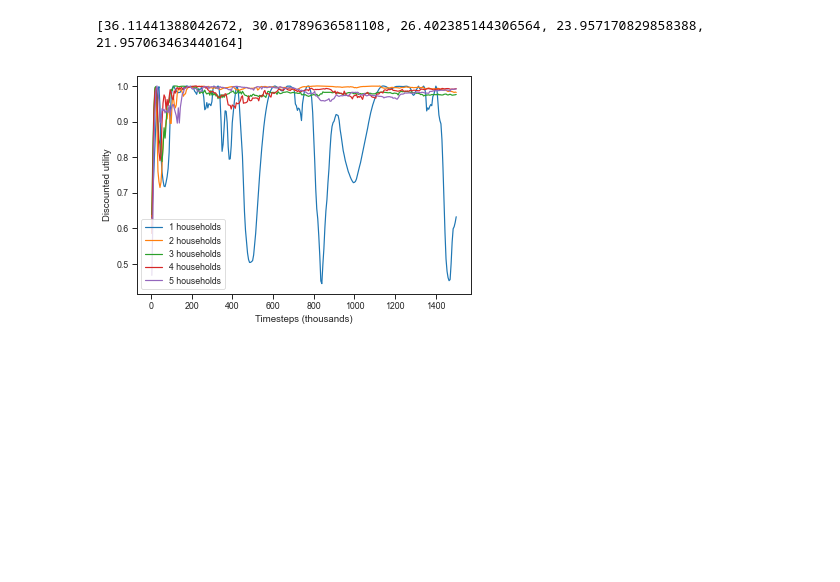
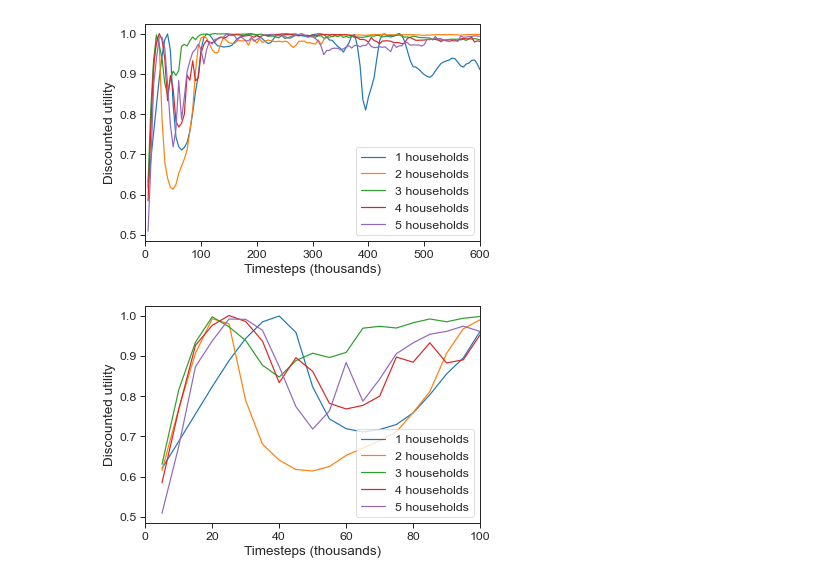
Before and after one commit to marketsAI/marketsAI, a Jupyter notebook: marketsai/economies/capital_mkts/analysis_capital_market.ipynb, the cells around one changed output. Drawn from its saved outputs; the diff is of its cells as text; code cells hidden in the pictures; blank space fills up the shorter version.

Commit message:
new analysis script

```diff
--- a/marketsai/economies/capital_mkts/analysis_capital_market.ipynb
+++ b/marketsai/economies/capital_mkts/analysis_capital_market.ipynb
@@ -60,0 +57,20 @@ FileNotFoundError: [Errno 2] No such file or directory: '/Users/matiascovarrubia
+# %%
+""" Step 0: import experiment data and create output data """
+with open(INPUT_PATH_EXPERS) as f:
+    exp_data_dict = json.load(f)
+
+# UNPACK USEFUL DATA
+n_agents_list = exp_data_dict["n_agents"]
+exp_names = exp_data_dict["exp_names"]
+checkpoints_dirs = exp_data_dict["checkpoints"]
+progress_csv_dirs = exp_data_dict["progress_csv_dirs"]
+best_rewards = exp_data_dict["best_rewards"]
+
+#Create output directory
+exp_data_analysis_dict =  {"n_hh": [], "max rewards": [] , "time to peak": [], "Mean Agg. K": [], "S.D. Agg. K": [], "Max K":[], "Min K": [], "Mean Agg. s": [], "S.D. Agg. s": [], "Max s":[], "Min s":[],  "Mean Price": [], "S.D. Price": []}
+exp_data_analysis_econ_dict =  {"n_hh": [] , "time to peak": [], "Mean Agg. K": [], "S.D. Agg. K": [], "Max K":[], "Min K": [], "Mean Agg. s": [], "S.D. Agg. s": [], "Max s":[], "Min s":[],  "Mean Price": [], "S.D. Price": []}
+exp_data_simul_dict = {"n_hh": [], "max rewards": [] , "time to peak": [], "Mean Agg. K": [], "S.D. Agg. K": [], "Max K":[], "Min K": [], "Mean Agg. s": [], "S.D. Agg. s": [], "Max s":[], "Min s":[],  "Mean Price": [], "S.D. Price": []}
+exp_data_simul_econ_dict = {"n_hh": [] , "time to peak": [], "Mean Agg. K": [], "S.D. Agg. K": [], "Max K":[], "Min K": [], "Mean Agg. s": [], "S.D. Agg. s": [], "Max s":[], "Min s":[],  "Mean Price": [], "S.D. Price": []}
+# init ray
+shutdown()
+init()
@@ -61,33 +88,65 @@ FileNotFoundError: [Errno 2] No such file or directory: '/Users/matiascovarrubia
 # %%
 
 """ Step 1: Plot progress """
 
-max_rewards = []
 if PLOT_PROGRESS == True:
+    #Big plot
     for i in range(len(exp_names)):
         data_progress_df = pd.read_csv(progress_csv_dirs[i])
-        max_rewards_i = data_progress_df[
+        max_rewards = data_progress_df[
             "evaluation/custom_metrics/discounted_rewards_mean"
         ].max()
-        max_rewards.append(max_rewards_i)
+        exp_data_simul_dict["max rewards"].append(max_rewards)
+        exp_data_simul_dict["time to peak"].append(0)
+        exp_data_analysis_dict["max rewards"].append(max_rewards)
+        exp_data_analysis_dict["time to peak"].append(0)
         data_progress_df["evaluation/custom_metrics/discounted_rewards_mean"] = (
             data_progress_df["evaluation/custom_metrics/discounted_rewards_mean"]
-            / max_rewards_i
+            / max_rewards
         )
-        learning_plot = sn.lineplot(
+        learning_plot_big = sn.lineplot(
             data=data_progress_df,
             y="evaluation/custom_metrics/discounted_rewards_mean",
             x="episodes_total",
         )
 
-    learning_plot = learning_plot.get_figure()
+
+    learning_plot_big = learning_plot_big.get_figure()
     plt.ylabel("Discounted utility")
     plt.xlabel("Timesteps (thousands)")
+    plt.xlim([0, 600])
     plt.legend(labels=[f"{i+1} households" for i in range(len(n_agents_list))])
-    learning_plot.savefig(OUTPUT_PATH_FIGURES + "progress_" + exp_names[-1] + ".png")
-    print(max_rewards)
+    learning_plot_big.savefig(OUTPUT_PATH_FIGURES + "progress_BIG_" + exp_names[-1] + ".png")
+    plt.show()
+    plt.close()
+
+    # small plot
+    for i in range(len(exp_names)):
+        data_progress_df = pd.read_csv(progress_csv_dirs[i])
+        max_rewards = data_progress_df[
+            "evaluation/custom_metrics/discounted_rewards_mean"
+        ].max()
+        data_progress_df["evaluation/custom_metrics/discounted_rewards_mean"] = (
+            data_progress_df["evaluation/custom_metrics/discounted_rewards_mean"]
+            / max_rewards
+        )
+        learning_plot_small = sn.lineplot(
+            data=data_progress_df,
+            y="evaluation/custom_metrics/discounted_rewards_mean",
+            x="episodes_total",
+        )
+
+
+    learning_plot_small = learning_plot_small.get_figure()
+    plt.ylabel("Discounted utility")
+    plt.xlabel("Timesteps (thousands)")
+    plt.xlim([0, 100])
+    plt.legend(labels=[f"{i+1} households" for i in range(len(n_agents_list))])
+    learning_plot_small.savefig(OUTPUT_PATH_FIGURES + "progress_SMALL_" + exp_names[-1] + ".png")
+    plt.show()
+    plt.close()
 # %% [output]
-[36.11441388042672, 30.01789636581108, 26.402385144306564, 23.957170829858388, 21.957063463440164]
-[figure, old version]
+[figure, new version]
+[figure, added]
 # %%
 
```
Also changed, not shown: parts of 13 cells of this notebook, 6 other files.
